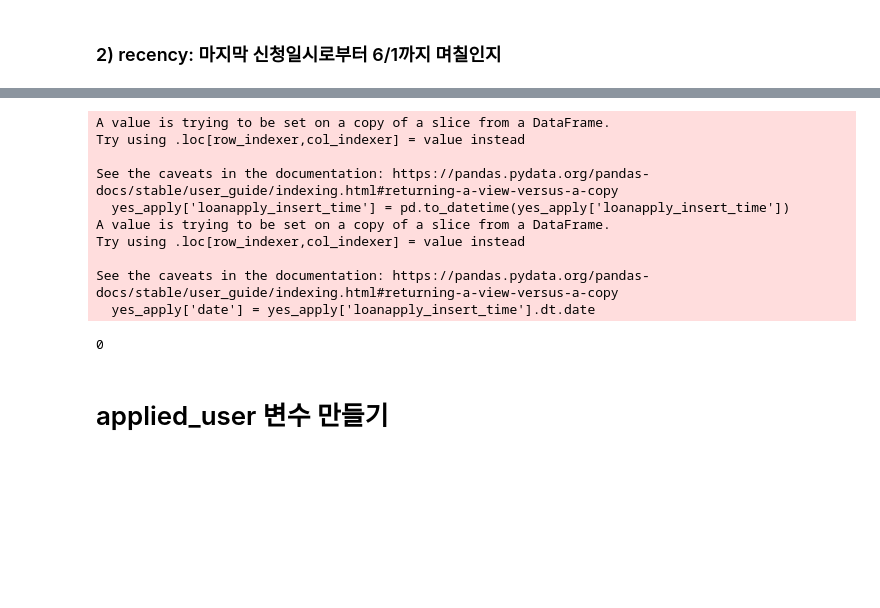
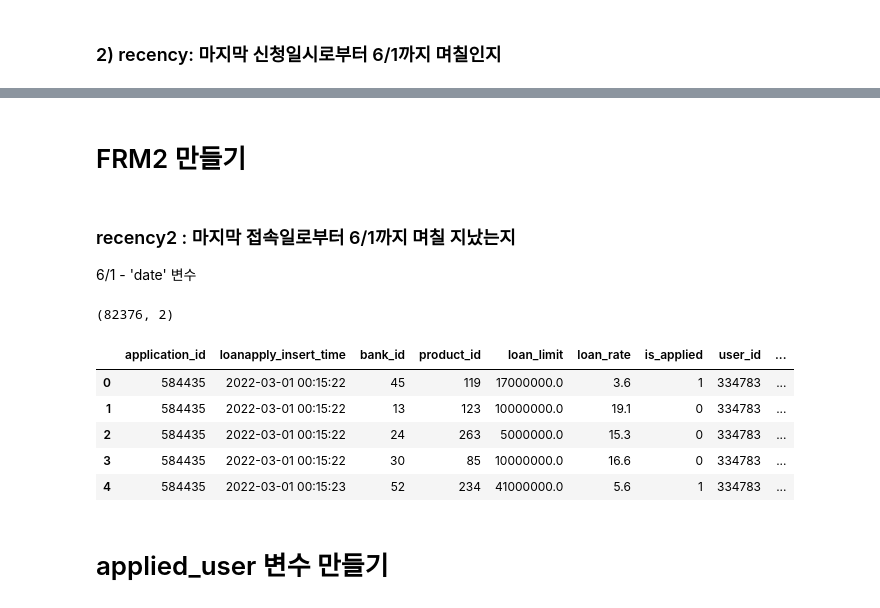
Before and after one commit to korsbar97/2022-Big-Contest, a Jupyter notebook: 04. 고객분석/Segmentation 파일 만들기.ipynb, the cells around one changed output, grey strips where cells are left out. Cells and saved outputs as stored; diff of their text form; code cells hidden in the pictures; blank space fills up the shorter version.

```diff
--- a/04. 고객분석/Segmentation 파일 만들기.ipynb
+++ b/04. 고객분석/Segmentation 파일 만들기.ipynb
@@ -249,18 +236,7 @@ no_apply = train3.loc[train3['is_applied']==0]
 # %%
-yes_apply['loanapply_insert_time'] = pd.to_datetime(yes_apply['loanapply_insert_time'])
-yes_apply['date'] = yes_apply['loanapply_insert_time'].dt.date
-yes_apply = yes_apply.sort_values('loanapply_insert_time')
-yes_apply['monetary'] = yes_apply.groupby(['user_id','date'])['desired_amount'].transform('mean')
-yes_apply['monetary'] = yes_apply.groupby('user_id')['monetary'].transform('sum')
+# yes_apply['loanapply_insert_time'] = pd.to_datetime(yes_apply['loanapply_insert_time'])
+# yes_apply['date'] = yes_apply['loanapply_insert_time'].dt.date
+# yes_apply = yes_apply.sort_values('loanapply_insert_time')
+# yes_apply['monetary'] = yes_apply.groupby(['user_id','date'])['desired_amount'].transform('mean')
+# yes_apply['monetary'] = yes_apply.groupby('user_id')['monetary'].transform('sum')
-# %% [output]
-A value is trying to be set on a copy of a slice from a DataFrame.
-Try using .loc[row_indexer,col_indexer] = value instead
-
-See the caveats in the documentation: https://pandas.pydata.org/pandas-docs/stable/user_guide/indexing.html#returning-a-view-versus-a-copy
-  yes_apply['loanapply_insert_time'] = pd.to_datetime(yes_apply['loanapply_insert_time'])
-A value is trying to be set on a copy of a slice from a DataFrame.
-Try using .loc[row_indexer,col_indexer] = value instead
-
-See the caveats in the documentation: https://pandas.pydata.org/pandas-docs/stable/user_guide/indexing.html#returning-a-view-versus-a-copy
-  yes_apply['date'] = yes_apply['loanapply_insert_time'].dt.date
 # %%
@@ -270,8 +246,32 @@ monetary_df = monetary_df.drop_duplicates('user_id')
 # %%
-train3 = pd.merge(train3, monetary_df, on='user_id', how='left')
+# train3 = pd.merge(train3, monetary_df, on='user_id', how='left')
 # %%
-train3.fillna(0, inplace =True)
+# train3.fillna(0, inplace =True)
 # %%
-train3.isna().sum().sum()
+# train3.isna().sum().sum()
-# %% [output]
-0
+# %% [markdown]
+# FRM2 만들기
+# %% [markdown]
+### recency2 : 마지막 접속일로부터 6/1까지 며칠 지났는지
+6/1 - 'date' 변수
+# %%
+train3['date'] = pd.to_datetime(train3['date'])
+# %%
+#recency
+temp_recency_df = train3.drop_duplicates(subset ='user_id',keep='last')[['user_id','date']]
+now = pd.to_datetime('2022-06-01')
+temp_recency_df['recency2'] = (now - temp_recency_df['date']).dt.days
+recency_df = temp_recency_df[['user_id','recency2']]
+recency_df.shape
+# %% [output]
+(82376, 2)
+# %%
+train3 = pd.merge(train3, recency_df, on ='user_id', how = 'left')
+train3.head()
+# %% [output]
+|  | application_id | loanapply_insert_time | bank_id | product_id | loan_limit | loan_rate | is_applied | user_id | ... |
+| 0 | 584435 | 2022-03-01 00:15:22 | 45 | 119 | 17000000.0 | 3.6 | 1 | 334783 | ... |
+| 1 | 584435 | 2022-03-01 00:15:22 | 13 | 123 | 10000000.0 | 19.1 | 0 | 334783 | ... |
+| 2 | 584435 | 2022-03-01 00:15:22 | 24 | 263 | 5000000.0 | 15.3 | 0 | 334783 | ... |
+| 3 | 584435 | 2022-03-01 00:15:22 | 30 | 85 | 10000000.0 | 16.6 | 0 | 334783 | ... |
+| 4 | 584435 | 2022-03-01 00:15:23 | 52 | 234 | 41000000.0 | 5.6 | 1 | 334783 | ... |
```
Also changed, not shown: parts of 75 cells of this notebook.
